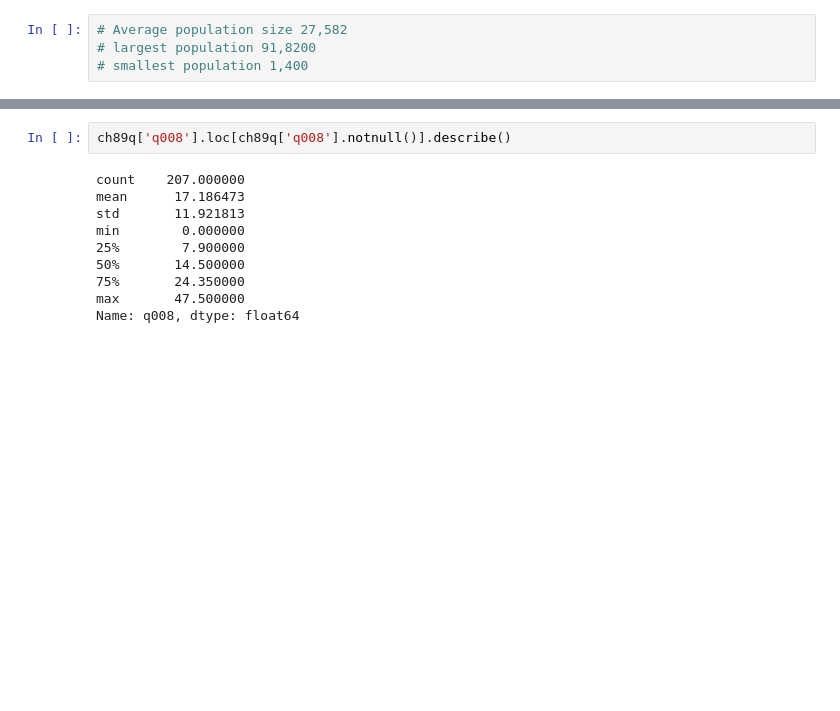
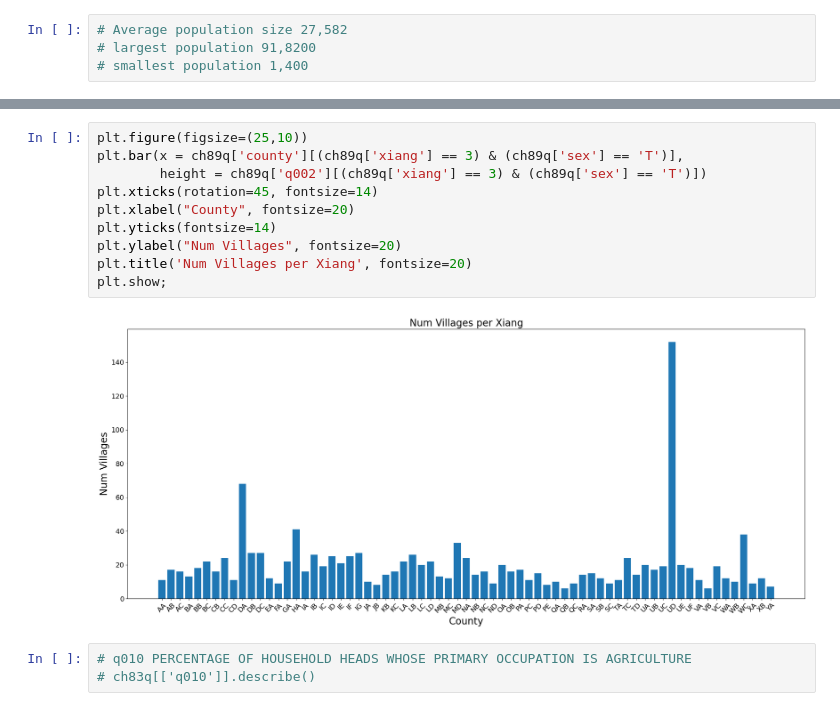
Before and after one commit to colbytse/community_health_project, a Jupyter notebook: eda-ct.ipynb, the cells around one changed output, grey strips where cells are left out. Saved outputs shown, nothing was run; the diff lists cells and outputs as text; blank space fills up the shorter version.

```diff
--- a/eda-ct.ipynb
+++ b/eda-ct.ipynb
@@ -59,13 +113,16 @@ max      155.000000
 Name: q002, dtype: float64
+# %%
+plt.figure(figsize=(25,10))
+plt.bar(x = ch89q['county'][(ch89q['xiang'] == 3) & (ch89q['sex'] == 'T')],
+        height = ch89q['q002'][(ch89q['xiang'] == 3) & (ch89q['sex'] == 'T')])
+plt.xticks(rotation=45, fontsize=14)
+plt.xlabel("County", fontsize=20)
+plt.yticks(fontsize=14)
+plt.ylabel("Num Villages", fontsize=20)
+plt.title('Num Villages per Xiang', fontsize=20)
+plt.show;
+# %% [output]
+[figure, added]
 # %%
-ch89q['q008'].loc[ch89q['q008'].notnull()].describe()
+# q010 PERCENTAGE OF HOUSEHOLD HEADS WHOSE PRIMARY OCCUPATION IS AGRICULTURE
+# ch83q[['q010']].describe()
-# %% [output]
-count    207.000000
-mean      17.186473
-std       11.921813
-min        0.000000
-25%        7.900000
-50%       14.500000
-75%       24.350000
-max       47.500000
-Name: q008, dtype: float64
```
Also changed, not shown: parts of 87 cells of this notebook.
